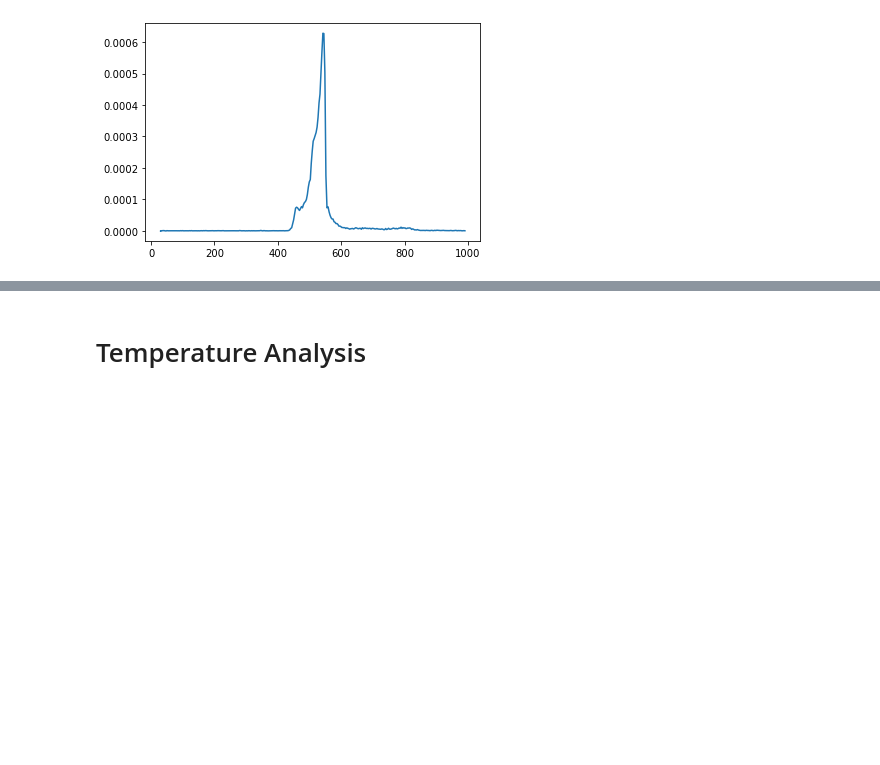
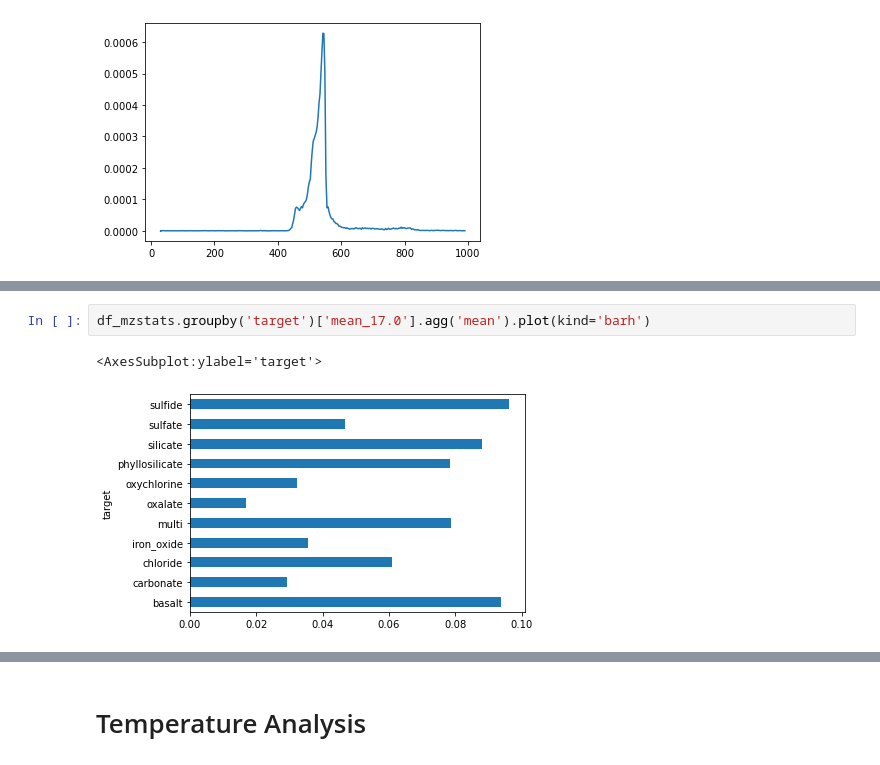
Before and after one commit to itacdonev/MarsSpectrometry, a Jupyter notebook: notebooks/eda.ipynb, the cells around one changed output, grey strips where cells are left out. Drawn from its saved outputs; the diff is of its cells as text; blank space fills up the shorter version.

```diff
--- a/notebooks/eda.ipynb
+++ b/notebooks/eda.ipynb
@@ -447,0 +494,5 @@ plt.show()
+# %%
+df_mzstats.groupby('target')['mean_17.0'].agg('mean').plot(kind='barh')
+# %% [output]
+<AxesSubplot:ylabel='target'>
+[figure, added]
```
Also changed, not shown: parts of 15 cells of this notebook.
